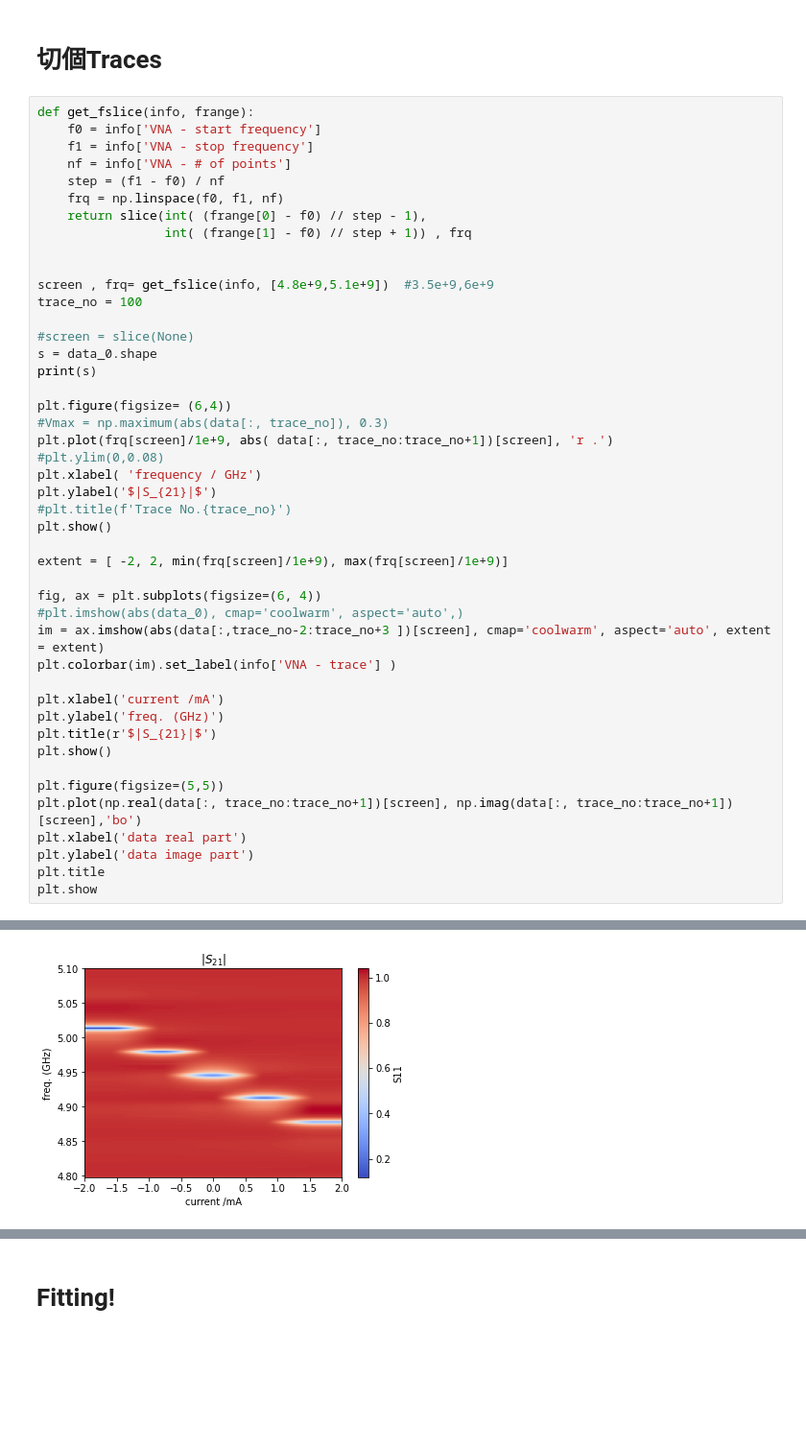
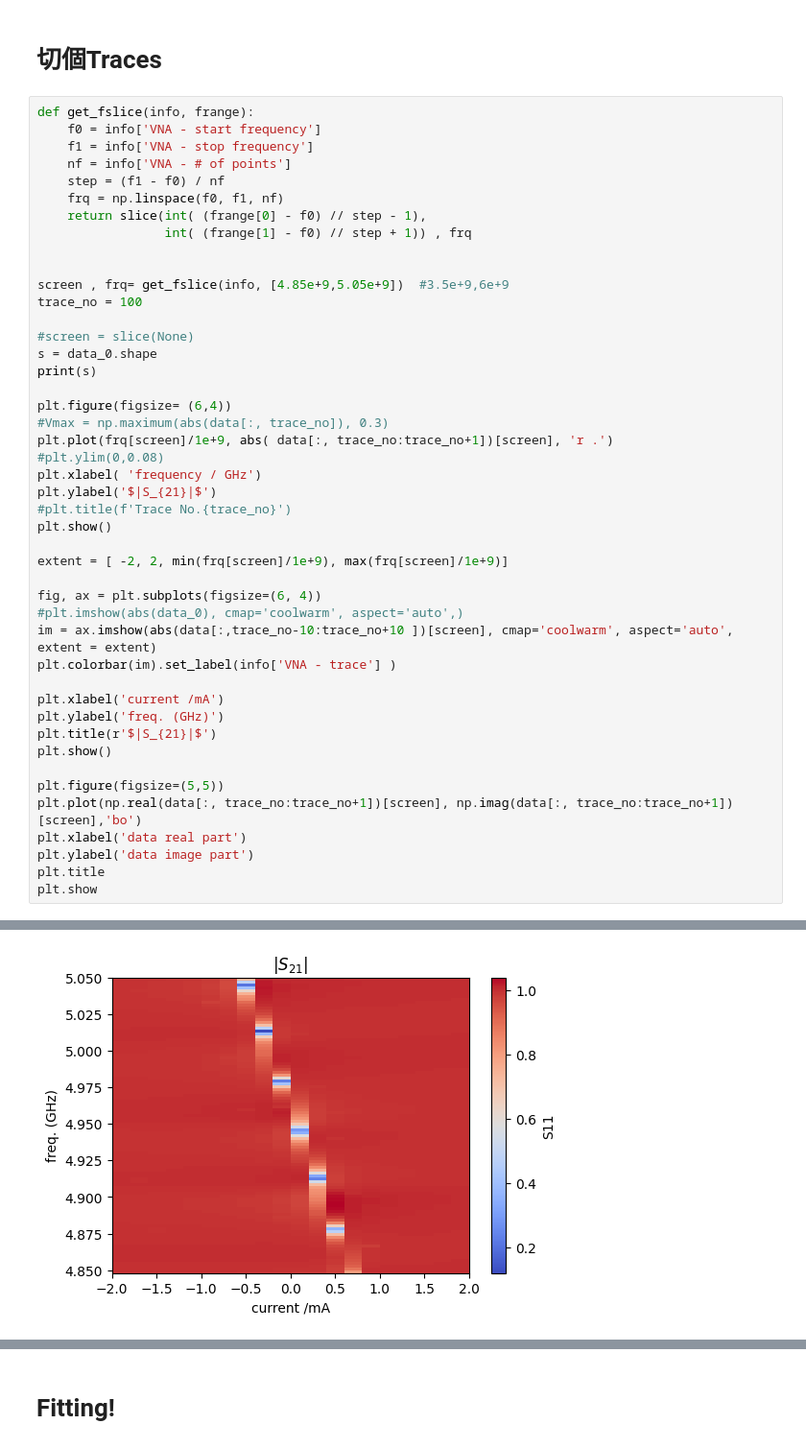
Before and after one commit to Nick1467/Mirror, a Jupyter notebook: quick_scale.ipynb, the cells around one changed output, grey strips where cells are left out. Shown: that part at 96% size. Drawn from its saved outputs; the diff is of its cells as text; blank space fills up the shorter version.

```diff
--- a/quick_scale.ipynb
+++ b/quick_scale.ipynb
@@ -71,7 +71,7 @@ def get_fslice(info, frange):
                  int( (frange[1] - f0) // step + 1)) , frq
 
 
-screen , frq= get_fslice(info, [4.8e+9,5.1e+9])  #3.5e+9,6e+9
+screen , frq= get_fslice(info, [4.85e+9,5.05e+9])  #3.5e+9,6e+9
 trace_no = 100
 
 #screen = slice(None)
@@ -91,7 +91,7 @@ extent = [ -2, 2, min(frq[screen]/1e+9), max(frq[screen]/1e+9)]
 
 fig, ax = plt.subplots(figsize=(6, 4))
 #plt.imshow(abs(data_0), cmap='coolwarm', aspect='auto',)
-im = ax.imshow(abs(data[:,trace_no-2:trace_no+3 ])[screen], cmap='coolwarm', aspect='auto', extent = extent)
+im = ax.imshow(abs(data[:,trace_no-10:trace_no+10 ])[screen], cmap='coolwarm', aspect='auto', extent = extent)
 plt.colorbar(im).set_label(info['VNA - trace'] )
 
 plt.xlabel('current /mA')
@@ -111,2 +111,2 @@ plt.show
-[figure, old version]
+[figure, new version]
 <function matplotlib.pyplot.show(close=None, block=None)>
```
Also changed, not shown: parts of 8 cells of this notebook, 2 other files.
